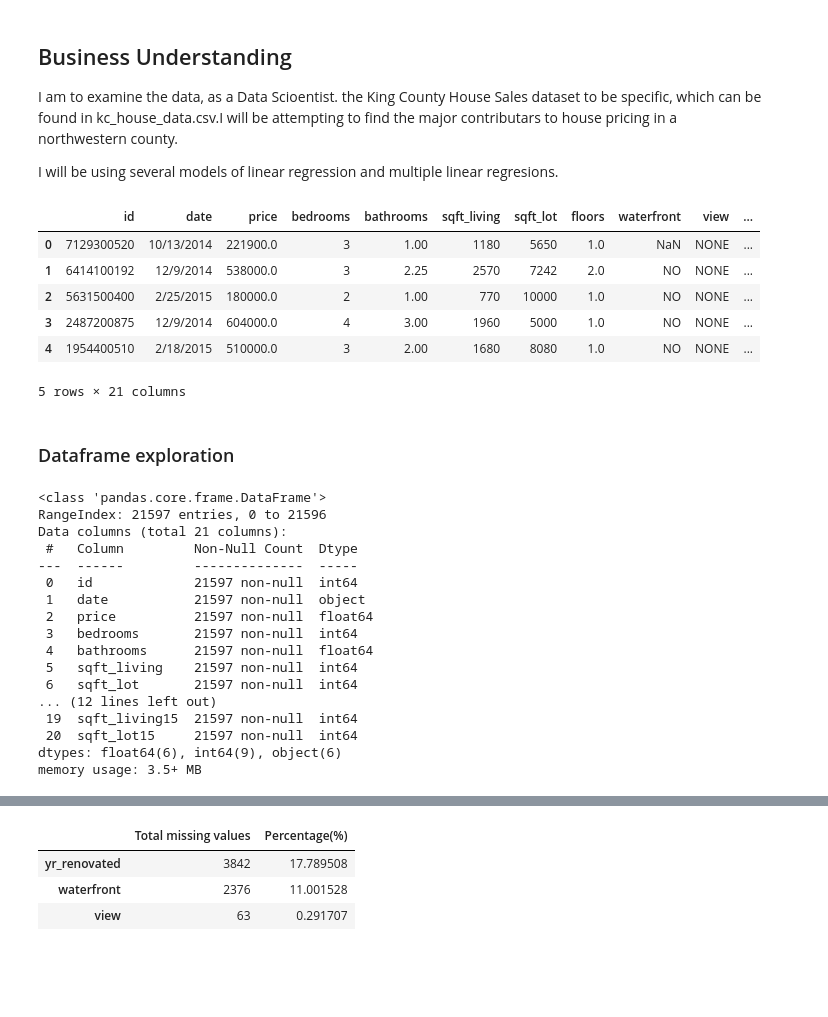
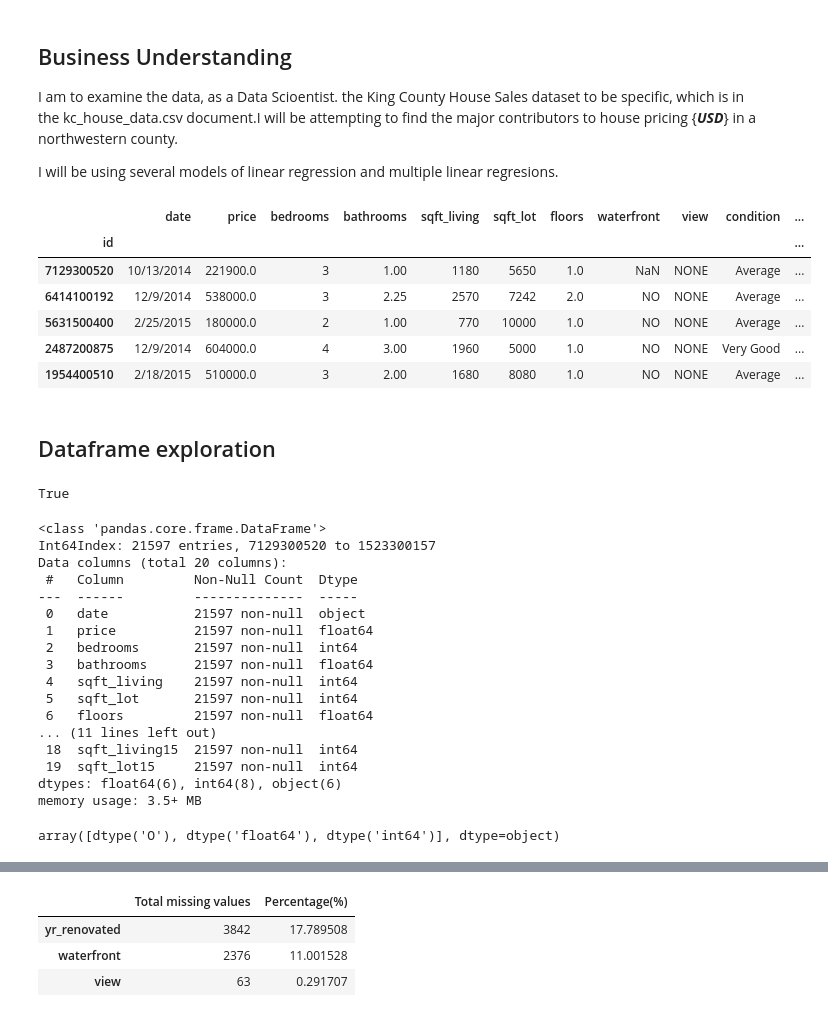
Before and after one commit to K1nyash/Project-2, a Jupyter notebook: Project_2.ipynb, the cells around one changed output, grey strips where cells are left out. Cells and saved outputs as stored; diff of their text form; code cells hidden in the pictures; blank space fills up the shorter version.

```diff
--- a/Project_2.ipynb
+++ b/Project_2.ipynb
@@ -1,7 +1,7 @@
 # %% [markdown]
 ## Business Understanding
 
-I am to examine the data, as a Data Scioentist. the King County House Sales dataset to be specific, which can be found in kc_house_data.csv.I will be attempting to find the major contributars to house pricing  in a northwestern county.
+I am to examine the data, as a Data Scioentist. the King County House Sales dataset to be specific, which is in the kc_house_data.csv document.I will be attempting to find the major contributors to house pricing {***USD***}  in a northwestern county.
 
 I will be using several models of linear regression and multiple linear regresions.
 # %%
@@ -17,18 +17,21 @@ import matplotlib.pyplot as plt
 
 import seaborn as sns
 # %%
-kc = pd.read_csv('kc_house_data.csv')
+# loading the data into the dataframe kc.
+# index col is set to zero to ensure the id column is used as the index.
+
+kc = pd.read_csv('kc_house_data.csv', index_col=0)
 kc.head()
 # %% [output]
-|  | id | date | price | bedrooms | bathrooms | sqft_living | sqft_lot | floors | waterfront | view | ... |
-| 0 | 7129300520 | 10/13/2014 | 221900.0 | 3 | 1.00 | 1180 | 5650 | 1.0 | NaN | NONE | ... |
-| 1 | 6414100192 | 12/9/2014 | 538000.0 | 3 | 2.25 | 2570 | 7242 | 2.0 | NO | NONE | ... |
-| 2 | 5631500400 | 2/25/2015 | 180000.0 | 2 | 1.00 | 770 | 10000 | 1.0 | NO | NONE | ... |
-| 3 | 2487200875 | 12/9/2014 | 604000.0 | 4 | 3.00 | 1960 | 5000 | 1.0 | NO | NONE | ... |
-| 4 | 1954400510 | 2/18/2015 | 510000.0 | 3 | 2.00 | 1680 | 8080 | 1.0 | NO | NONE | ... |
+|  | date | price | bedrooms | bathrooms | sqft_living | sqft_lot | floors | waterfront | view | condition | ... |
+| id |  |  |  |  |  |  |  |  |  |  | ... |
+| 7129300520 | 10/13/2014 | 221900.0 | 3 | 1.00 | 1180 | 5650 | 1.0 | NaN | NONE | Average | ... |
+| 6414100192 | 12/9/2014 | 538000.0 | 3 | 2.25 | 2570 | 7242 | 2.0 | NO | NONE | Average | ... |
+| 5631500400 | 2/25/2015 | 180000.0 | 2 | 1.00 | 770 | 10000 | 1.0 | NO | NONE | Average | ... |
+| 2487200875 | 12/9/2014 | 604000.0 | 4 | 3.00 | 1960 | 5000 | 1.0 | NO | NONE | Very Good | ... |
+| 1954400510 | 2/18/2015 | 510000.0 | 3 | 2.00 | 1680 | 8080 | 1.0 | NO | NONE | Average | ... |
-5 rows × 21 columns
 # %% [markdown]
-### Dataframe exploration
+## Dataframe exploration
 # %%
 #let us define some functions to get relevant information from the Data Frames.
 
@@ -85,22 +121,32 @@ def descrete(data):
+# %%
+'date' not in categorical
+# %% [output]
+True
 # %%
 # getting a summary or general info of the data frame
 
 get_info(kc)
 # %% [output]
 <class 'pandas.core.frame.DataFrame'>
-RangeIndex: 21597 entries, 0 to 21596
-Data columns (total 21 columns):
+Int64Index: 21597 entries, 7129300520 to 1523300157
+Data columns (total 20 columns):
  #   Column         Non-Null Count  Dtype
 ---  ------         --------------  -----
- 0   id             21597 non-null  int64
- 1   date           21597 non-null  object
- 2   price          21597 non-null  float64
- 3   bedrooms       21597 non-null  int64
- 4   bathrooms      21597 non-null  float64
- 5   sqft_living    21597 non-null  int64
- 6   sqft_lot       21597 non-null  int64
-... (12 lines left out)
- 19  sqft_living15  21597 non-null  int64
- 20  sqft_lot15     21597 non-null  int64
-dtypes: float64(6), int64(9), object(6)
+ 0   date           21597 non-null  object
+ 1   price          21597 non-null  float64
+ 2   bedrooms       21597 non-null  int64
+ 3   bathrooms      21597 non-null  float64
+ 4   sqft_living    21597 non-null  int64
+ 5   sqft_lot       21597 non-null  int64
+ 6   floors         21597 non-null  float64
+... (11 lines left out)
+ 18  sqft_living15  21597 non-null  int64
+ 19  sqft_lot15     21597 non-null  int64
+dtypes: float64(6), int64(8), object(6)
 memory usage: 3.5+ MB
+# %%
+# Inspecting the data types found in the dataframe kc.
+
+kc.dtypes.unique()
+# %% [output]
+array([dtype('O'), dtype('float64'), dtype('int64')], dtype=object)
```
Also changed, not shown: parts of 30 cells of this notebook, 16 other files.
